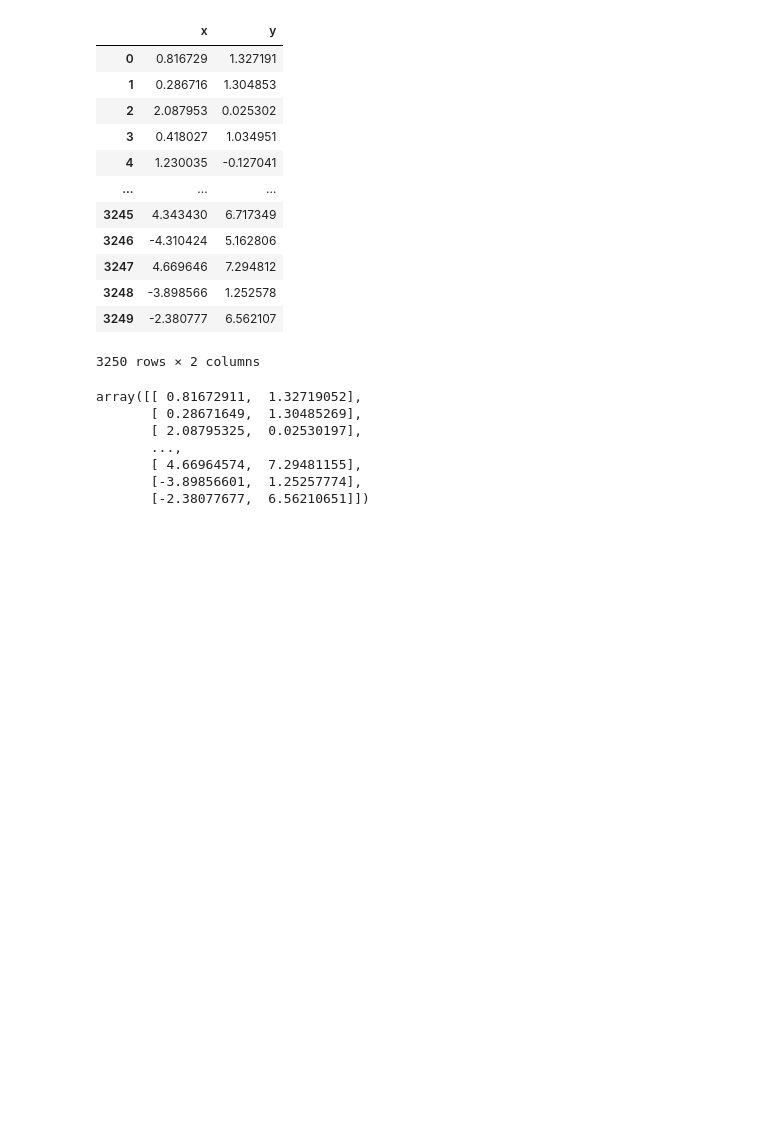
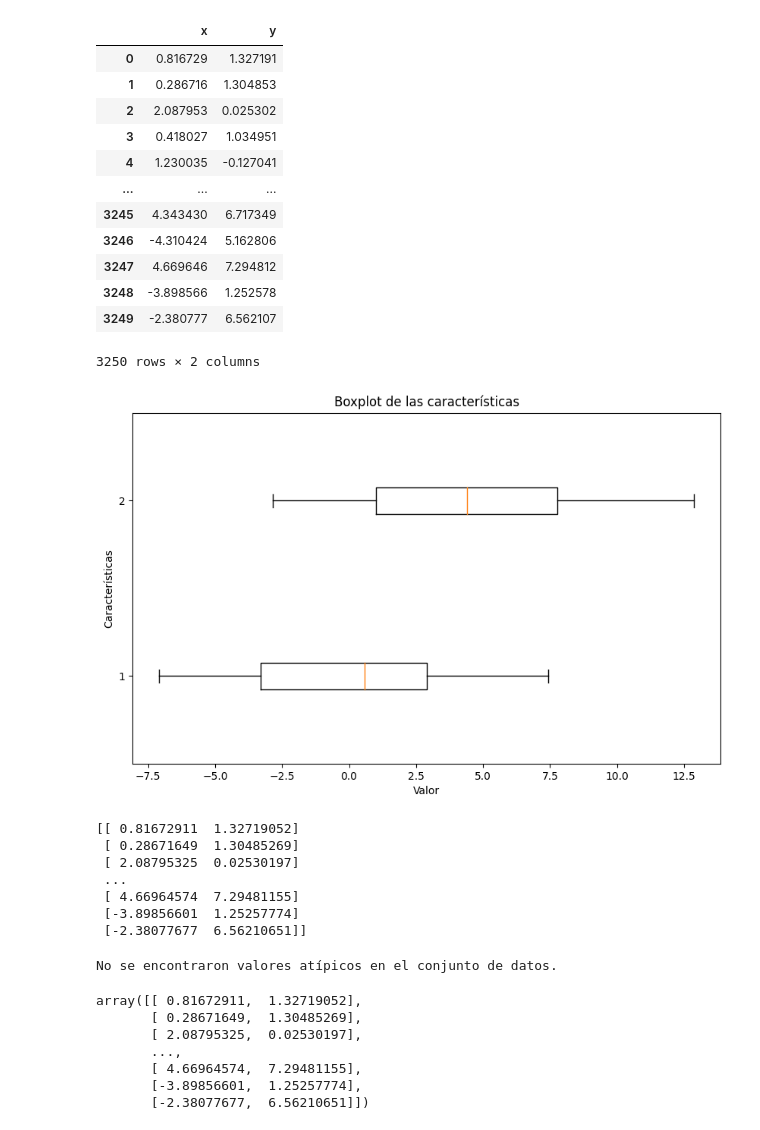
Before and after one commit to Paolatae2505/Practicas-AA, a Jupyter notebook: Practica07_AA.ipynb, the cells around one changed output. Cells and saved outputs as stored; diff of their text form; code cells hidden in the pictures; blank space fills up the shorter version.

```diff
--- a/Practica07_AA.ipynb
+++ b/Practica07_AA.ipynb
@@ -204,6 +204,45 @@ dataset_2
 | 3248 | -3.898566 | 1.252578 |
 | 3249 | -2.380777 | 6.562107 |
 3250 rows × 2 columns
+# %%
+# Crear el boxplot
+plt.figure(figsize=(10, 6))
+plt.boxplot(dataset_2.iloc[:, [0, 1]].values, vert=False)
+plt.xlabel('Valor')
+plt.ylabel('Características')
+plt.title('Boxplot de las características')
+plt.show()
+
+print(dataset_2.values)
+# %% [output]
+[figure, added]
+[[ 0.81672911  1.32719052]
+ [ 0.28671649  1.30485269]
+ [ 2.08795325  0.02530197]
+ ...
+ [ 4.66964574  7.29481155]
+ [-3.89856601  1.25257774]
+ [-2.38077677  6.56210651]]
+# %%
+
+Q1 = dataset_2.quantile(0.25)
+Q3 = dataset_2.quantile(0.75)
+IQR = Q3 - Q1
+
+
+lower_bound = Q1 - 1.5 * IQR
+upper_bound = Q3 + 1.5 * IQR
+
+
+outliers = ((dataset_2 < lower_bound) | (dataset_2 > upper_bound)).any(axis=1)
+
+if outliers.any():
+    print("Valores atípicos detectados:")
+    print(dataset_2[outliers])
+else:
+    print("No se encontraron valores atípicos en el conjunto de datos.")
+# %% [output]
+No se encontraron valores atípicos en el conjunto de datos.
 # %%
 X_2 = dataset_2.iloc[:, [0, 1]].values
 X_2
```
Also changed, not shown: parts of 6 cells of this notebook.
